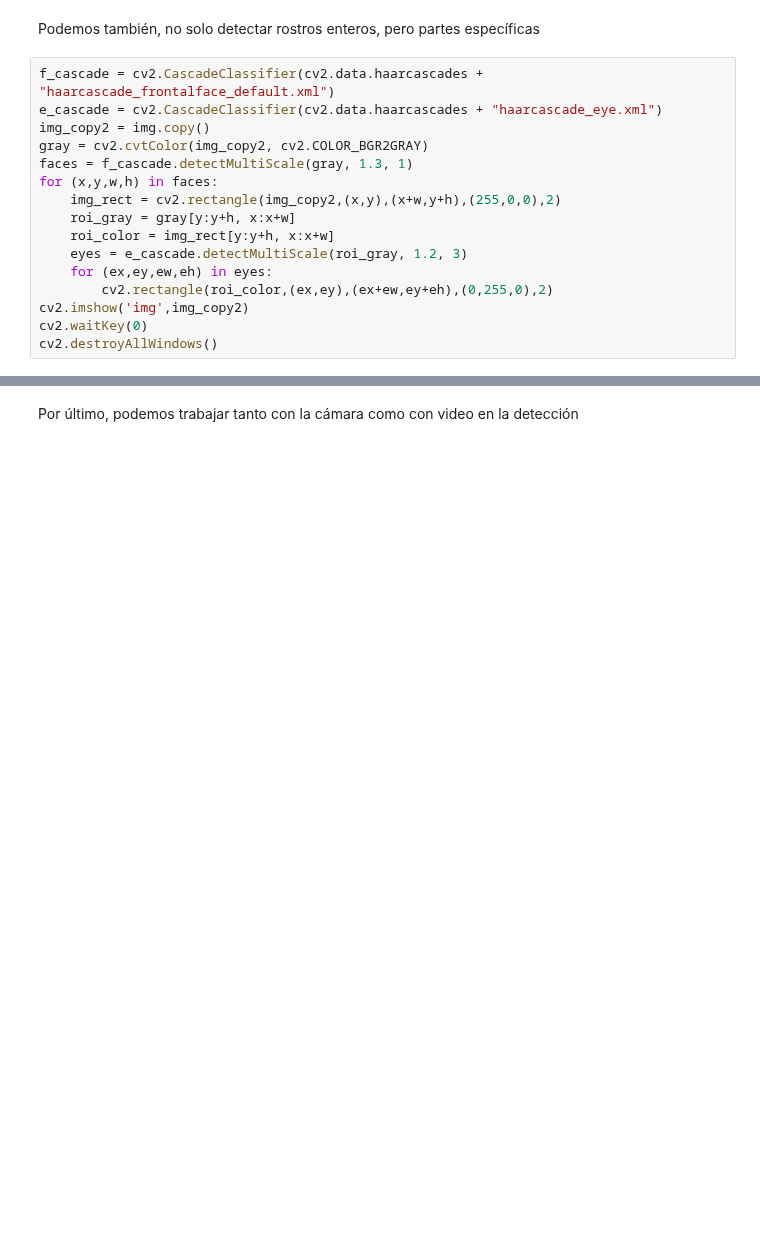
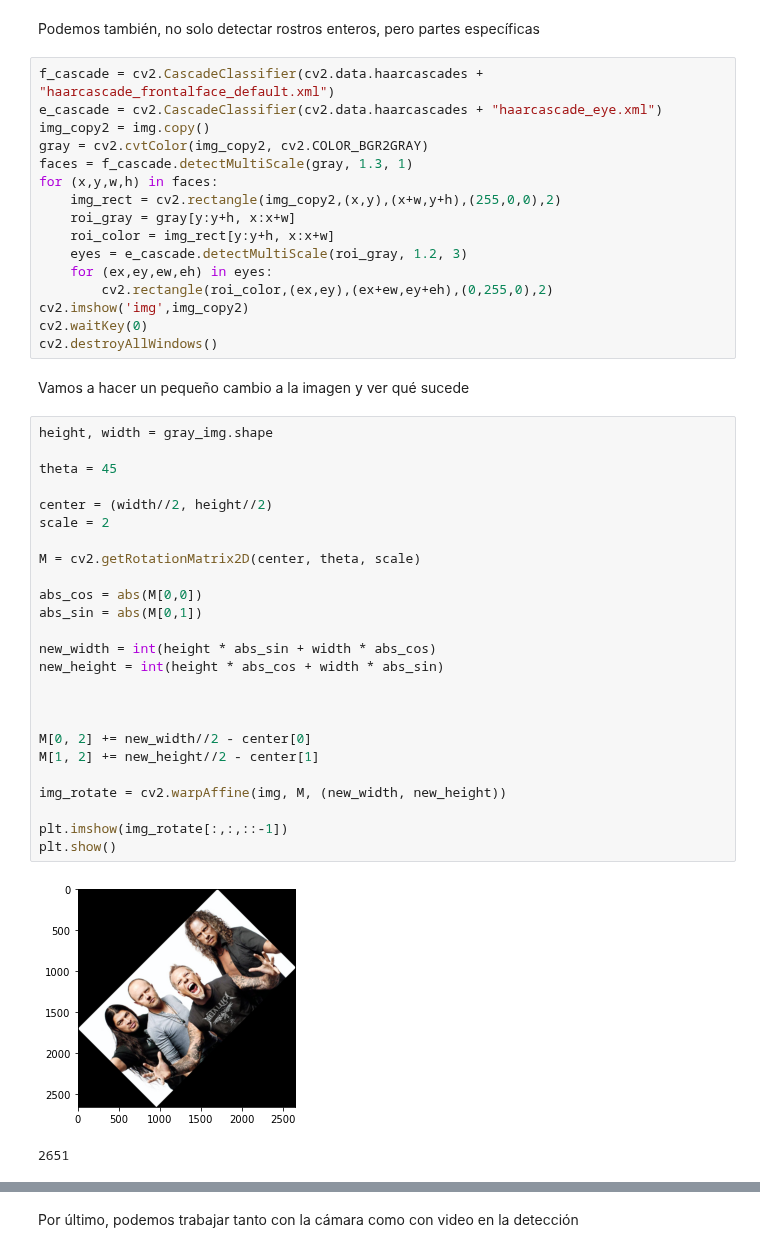
Before and after one commit to AprendizajeProfundo/Diplomado-Avanzado, a Jupyter notebook: Visión Artificial/Cuadernos/rostros_opencv.ipynb, the cells around one changed output, grey strips where cells are left out. Drawn from its saved outputs; the diff is of its cells as text; blank space fills up the shorter version.

```diff
--- a/Visión Artificial/Cuadernos/rostros_opencv.ipynb
+++ b/Visión Artificial/Cuadernos/rostros_opencv.ipynb
@@ -227,3 +227,33 @@ for (x,y,w,h) in faces:
 cv2.imshow('img',img_copy2)
 cv2.waitKey(0)
 cv2.destroyAllWindows()
+# %% [markdown]
+Vamos a hacer un pequeño cambio a la imagen y ver qué sucede
+# %%
+height, width = gray_img.shape
+
+theta = 45
+
+center = (width//2, height//2)
+scale = 2
+
+M = cv2.getRotationMatrix2D(center, theta, scale)
+
+abs_cos = abs(M[0,0])
+abs_sin = abs(M[0,1])
+
+new_width = int(height * abs_sin + width * abs_cos)
+new_height = int(height * abs_cos + width * abs_sin)
+
+
+
+M[0, 2] += new_width//2 - center[0]
+M[1, 2] += new_height//2 - center[1]
+
+img_rotate = cv2.warpAffine(img, M, (new_width, new_height))
+
+plt.imshow(img_rotate[:,:,::-1])
+plt.show()
+# %% [output]
+[figure, added]
+2651
```
Also changed, not shown: parts of 2 cells of this notebook, 2 other files.
